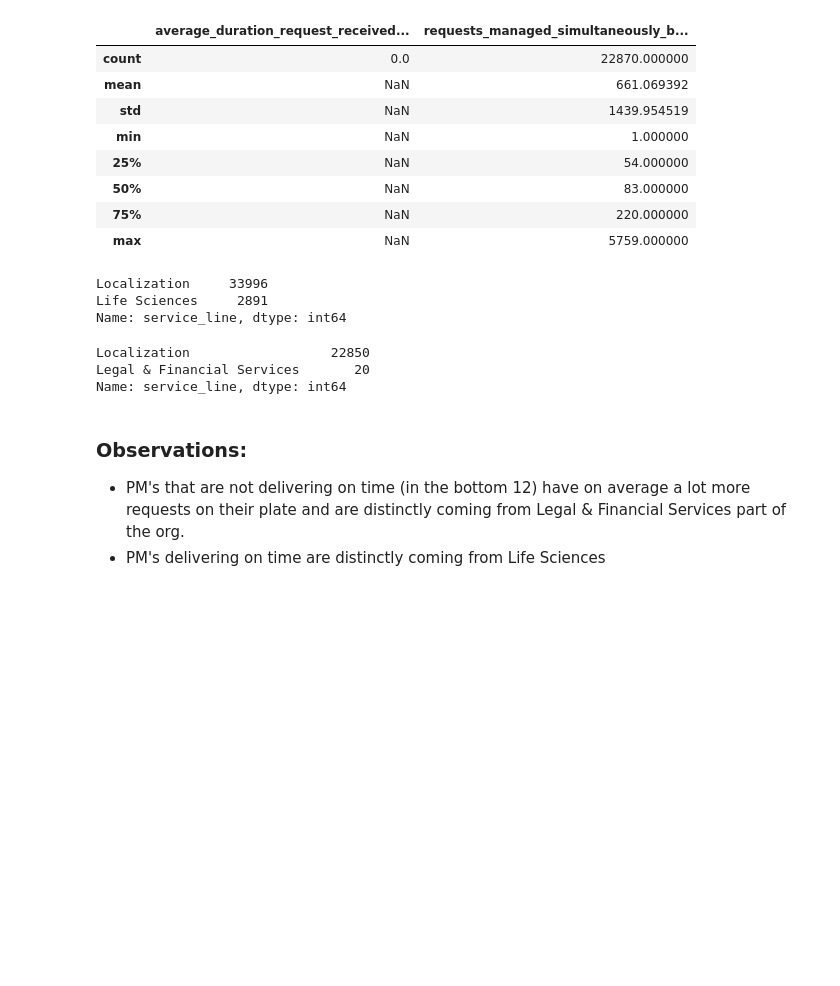
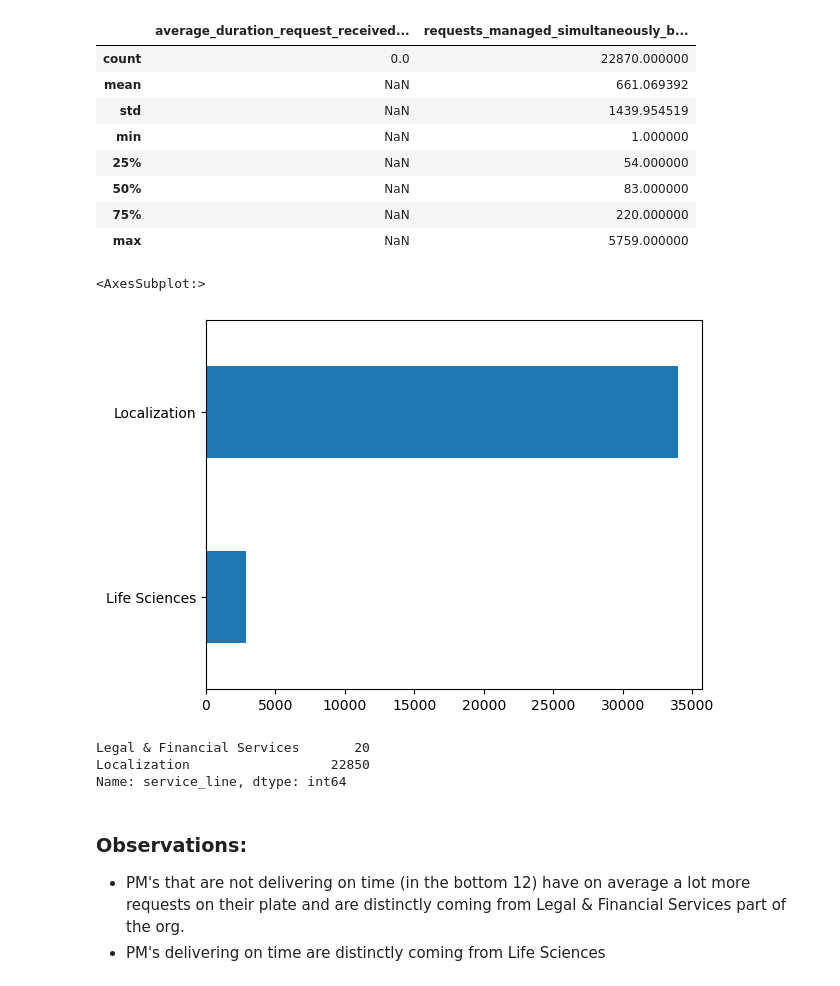
Before and after one commit to mindyng/Take-Homes, a Jupyter notebook: welocalize-sr-da-assessment.ipynb, the cells around one changed output. Cells and saved outputs as stored; diff of their text form; code cells hidden in the pictures; blank space fills up the shorter version.

```diff
--- a/welocalize-sr-da-assessment.ipynb
+++ b/welocalize-sr-da-assessment.ipynb
@@ -1602,16 +1532,15 @@ data_bad_pm[['average_duration_request_received_to_quoted_business_seconds', 're
 | 75% | NaN | 220.000000 |
 | max | NaN | 5759.000000 |
 # %%
-data_good_pm.service_line.value_counts()
+data_good_pm.service_line.value_counts().sort_values().plot(kind = 'barh')
 # %% [output]
-Localization     33996
-Life Sciences     2891
-Name: service_line, dtype: int64
+<AxesSubplot:>
+[figure, added]
 # %%
-data_bad_pm.service_line.value_counts()
+data_bad_pm.service_line.value_counts().sort_values()
 # %% [output]
+Legal & Financial Services       20
 Localization                  22850
-Legal & Financial Services       20
 Name: service_line, dtype: int64
 # %% [markdown]
 ### Observations:
```
Also changed, not shown: parts of 18 cells of this notebook.
